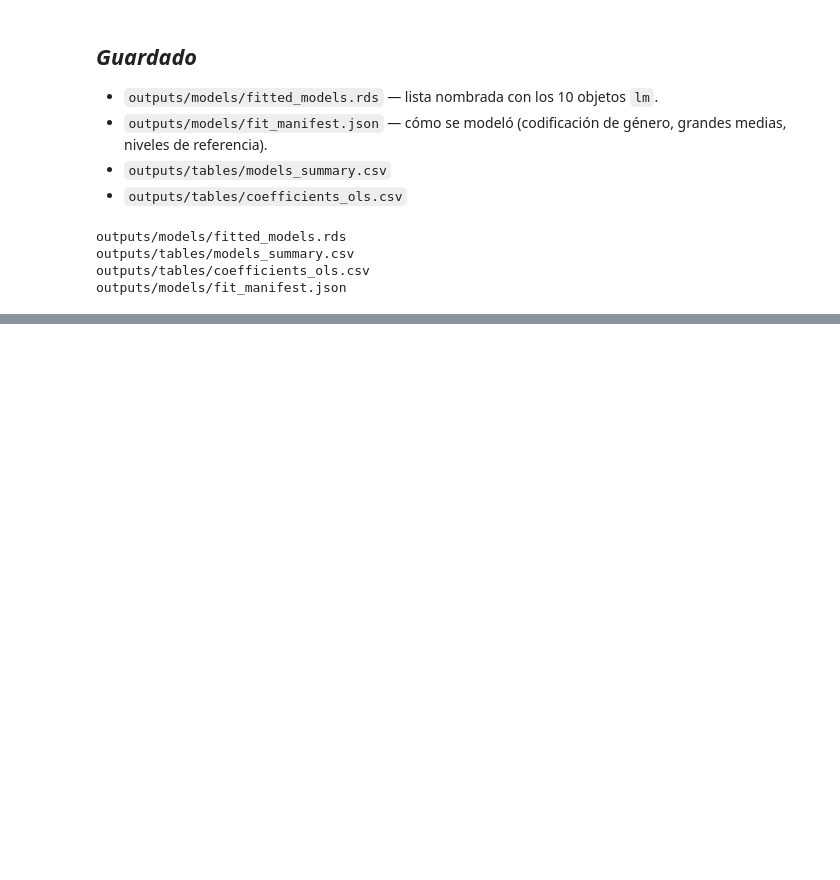
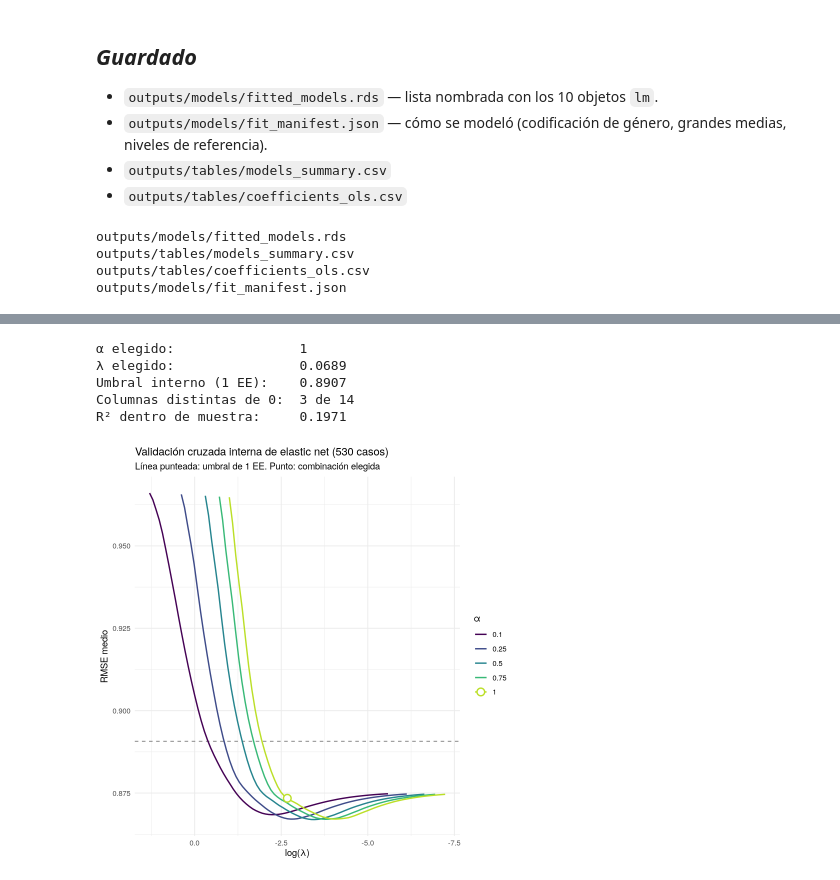
Before and after one commit to luencaro/social-support-entrapment-gender-atlantico-, a Jupyter notebook: notebooks/fit_models.ipynb, the cells around one changed output, grey strips where cells are left out. Saved outputs shown, nothing was run; the diff lists cells and outputs as text; code cells hidden in the pictures; blank space fills up the shorter version.

Commit message:
elastic and math

```diff
--- a/notebooks/fit_models.ipynb
+++ b/notebooks/fit_models.ipynb
@@ -341,0 +321,35 @@ N registrado:          530
+# %%
+clean_data <- build_clean_sample()
+
+set.seed(SEED)
+en_model <- tune_en(clean_data)
+
+cat(sprintf("α elegido:                %g\n", en_model$alpha))
+cat(sprintf("λ elegido:                %.4f\n", en_model$lambda))
+cat(sprintf("Umbral interno (1 EE):    %.4f\n", en_model$threshold))
+cat(sprintf("Columnas distintas de 0:  %d de %d\n", length(en_model$selected), length(en_model$columns)))
+cat(sprintf("R² dentro de muestra:     %.4f\n", en_r_squared(en_model, clean_data)))
+# %% [output]
+α elegido:                1
+λ elegido:                0.0689
+Umbral interno (1 EE):    0.8907
+Columnas distintas de 0:  3 de 14
+R² dentro de muestra:     0.1971
+# %%
+eleccion <- en_model$inner_cv %>% filter(alpha == en_model$alpha, lambda == en_model$lambda)
+
+en_model$inner_cv %>%
+  mutate(alpha = factor(alpha)) %>%
+  ggplot(aes(x = log(lambda), y = rmse_mean, color = alpha)) +
+  geom_hline(yintercept = en_model$threshold, linetype = "dashed", color = "grey50") +
+  geom_line(linewidth = 0.8) +
+  geom_point(data = eleccion %>% mutate(alpha = factor(alpha)),
+             size = 3.5, shape = 21, fill = "white", stroke = 1.2) +
+  scale_x_reverse() +
+  scale_color_viridis_d(end = 0.9) +
+  labs(title = "Validación cruzada interna de elastic net (530 casos)",
+       subtitle = "Línea punteada: umbral de 1 EE. Punto: combinación elegida",
+       x = "log(λ)", y = "RMSE medio", color = "α") +
+  theme_minimal()
+# %% [output]
+[figure, added]
```
Also changed, not shown: parts of 19 cells of this notebook, 11 other files.
